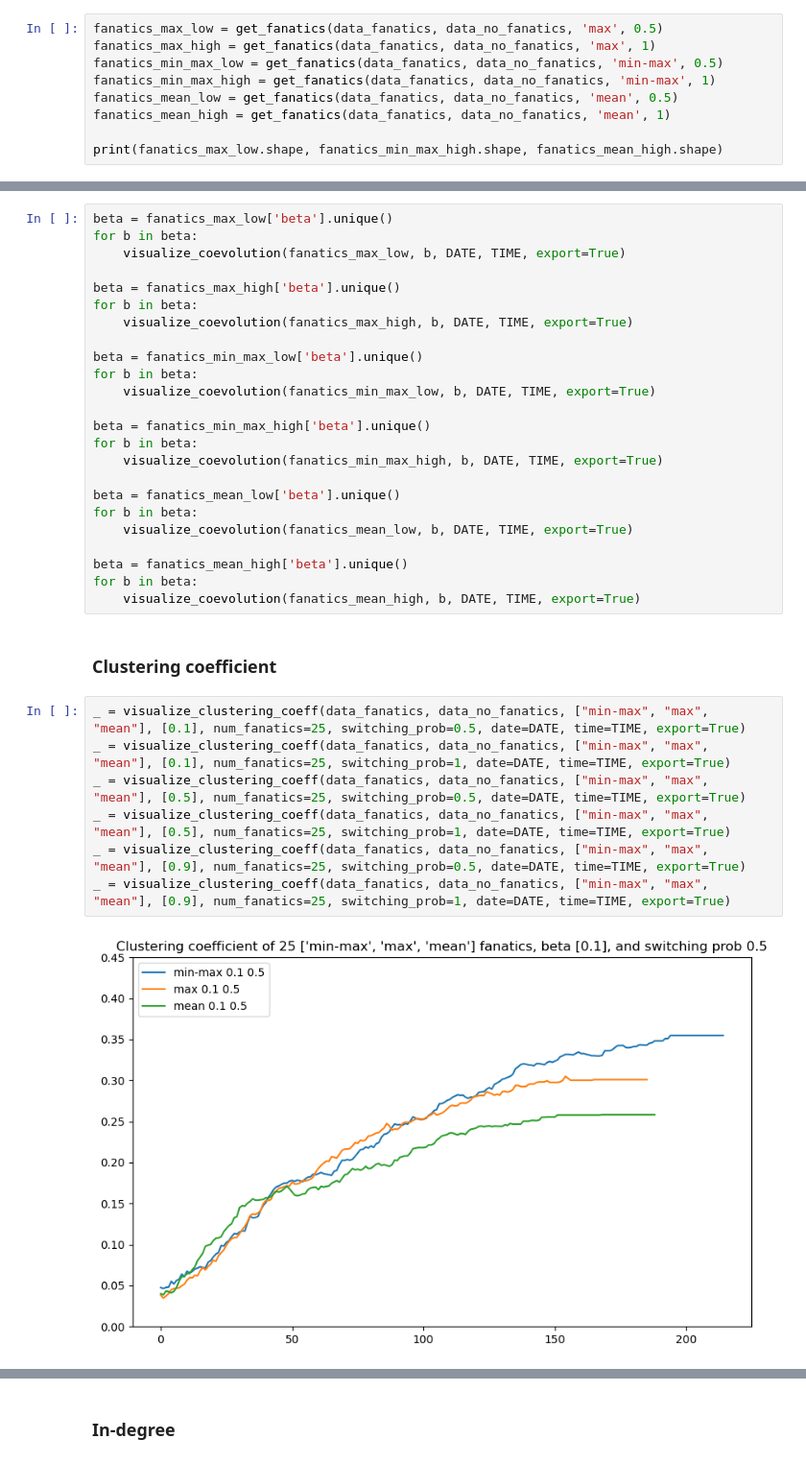
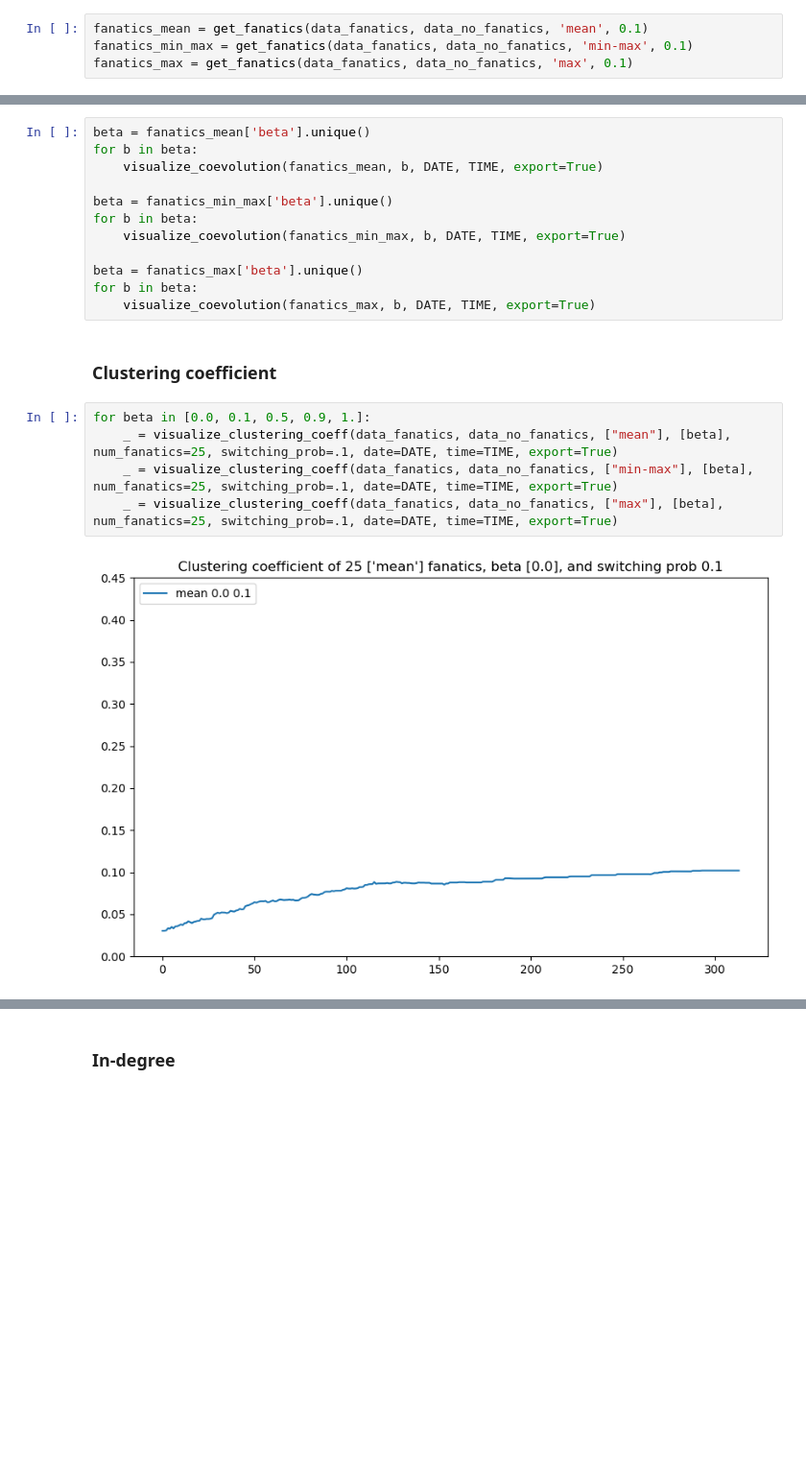
Before and after one commit to ducquando/social-network, a Jupyter notebook: analyze.ipynb, the cells around one changed output, grey strips where cells are left out. Shown at 96% size. Drawn from its saved outputs; the diff is of its cells as text; blank space fills up the shorter version.

```diff
--- a/analyze.ipynb
+++ b/analyze.ipynb
@@ -35,11 +35,6 @@ data_no_fanatics['last_indegree'] = data_no_fanatics['last_network'].apply(lambd
 - `fanatics_scheme == 'min-max'`: half of the fanatics have a belief of 0, the other half have a belief of 1.
 - `fanatics_scheme == 'mean'`: all fanatics have a belief of 0.5.
 # %%
-fanatics_max_low = get_fanatics(data_fanatics, data_no_fanatics, 'max', 0.5)
-fanatics_max_high = get_fanatics(data_fanatics, data_no_fanatics, 'max', 1)
-fanatics_min_max_low = get_fanatics(data_fanatics, data_no_fanatics, 'min-max', 0.5)
-fanatics_min_max_high = get_fanatics(data_fanatics, data_no_fanatics, 'min-max', 1)
-fanatics_mean_low = get_fanatics(data_fanatics, data_no_fanatics, 'mean', 0.5)
-fanatics_mean_high = get_fanatics(data_fanatics, data_no_fanatics, 'mean', 1)
-
-print(fanatics_max_low.shape, fanatics_min_max_high.shape, fanatics_mean_high.shape)
+fanatics_mean = get_fanatics(data_fanatics, data_no_fanatics, 'mean', 0.1)
+fanatics_min_max = get_fanatics(data_fanatics, data_no_fanatics, 'min-max', 0.1)
+fanatics_max = get_fanatics(data_fanatics, data_no_fanatics, 'max', 0.1)
@@ -52,37 +45,23 @@ print(fanatics_max_low.shape, fanatics_min_max_high.shape, fanatics_mean_high.sh
 # %% [markdown]
 ### Network and Belief Coevolution
 # %%
-beta = fanatics_max_low['beta'].unique()
+beta = fanatics_mean['beta'].unique()
 for b in beta:
-    visualize_coevolution(fanatics_max_low, b, DATE, TIME, export=True)
+    visualize_coevolution(fanatics_mean, b, DATE, TIME, export=True)
 
-beta = fanatics_max_high['beta'].unique()
+beta = fanatics_min_max['beta'].unique()
 for b in beta:
-    visualize_coevolution(fanatics_max_high, b, DATE, TIME, export=True)
+    visualize_coevolution(fanatics_min_max, b, DATE, TIME, export=True)
 
-beta = fanatics_min_max_low['beta'].unique()
+beta = fanatics_max['beta'].unique()
 for b in beta:
-    visualize_coevolution(fanatics_min_max_low, b, DATE, TIME, export=True)
-
-beta = fanatics_min_max_high['beta'].unique()
-for b in beta:
-    visualize_coevolution(fanatics_min_max_high, b, DATE, TIME, export=True)
-
-beta = fanatics_mean_low['beta'].unique()
-for b in beta:
-    visualize_coevolution(fanatics_mean_low, b, DATE, TIME, export=True)
-
-beta = fanatics_mean_high['beta'].unique()
-for b in beta:
-    visualize_coevolution(fanatics_mean_high, b, DATE, TIME, export=True)
+    visualize_coevolution(fanatics_max, b, DATE, TIME, export=True)
 # %% [markdown]
 ### Clustering coefficient
 # %%
-_ = visualize_clustering_coeff(data_fanatics, data_no_fanatics, ["min-max", "max", "mean"], [0.1], num_fanatics=25, switching_prob=0.5, date=DATE, time=TIME, export=True)
-_ = visualize_clustering_coeff(data_fanatics, data_no_fanatics, ["min-max", "max", "mean"], [0.1], num_fanatics=25, switching_prob=1, date=DATE, time=TIME, export=True)
-_ = visualize_clustering_coeff(data_fanatics, data_no_fanatics, ["min-max", "max", "mean"], [0.5], num_fanatics=25, switching_prob=0.5, date=DATE, time=TIME, export=True)
-_ = visualize_clustering_coeff(data_fanatics, data_no_fanatics, ["min-max", "max", "mean"], [0.5], num_fanatics=25, switching_prob=1, date=DATE, time=TIME, export=True)
-_ = visualize_clustering_coeff(data_fanatics, data_no_fanatics, ["min-max", "max", "mean"], [0.9], num_fanatics=25, switching_prob=0.5, date=DATE, time=TIME, export=True)
-_ = visualize_clustering_coeff(data_fanatics, data_no_fanatics, ["min-max", "max", "mean"], [0.9], num_fanatics=25, switching_prob=1, date=DATE, time=TIME, export=True)
+for beta in [0.0, 0.1, 0.5, 0.9, 1.]:
+    _ = visualize_clustering_coeff(data_fanatics, data_no_fanatics, ["mean"], [beta], num_fanatics=25, switching_prob=.1, date=DATE, time=TIME, export=True)
+    _ = visualize_clustering_coeff(data_fanatics, data_no_fanatics, ["min-max"], [beta], num_fanatics=25, switching_prob=.1, date=DATE, time=TIME, export=True)
+    _ = visualize_clustering_coeff(data_fanatics, data_no_fanatics, ["max"], [beta], num_fanatics=25, switching_prob=.1, date=DATE, time=TIME, export=True)
 # %% [output]
-[figure, old version]
+[figure, new version]
```
Also changed, not shown: parts of 7 cells of this notebook, 6 other files.
